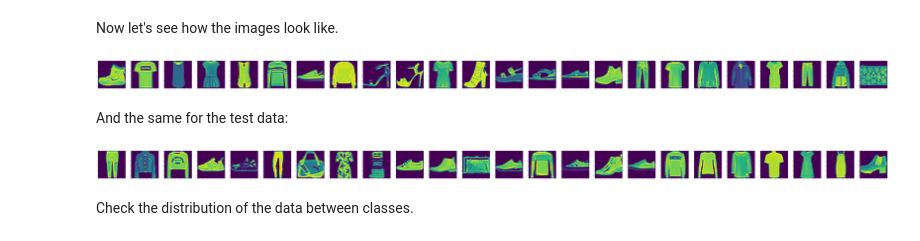
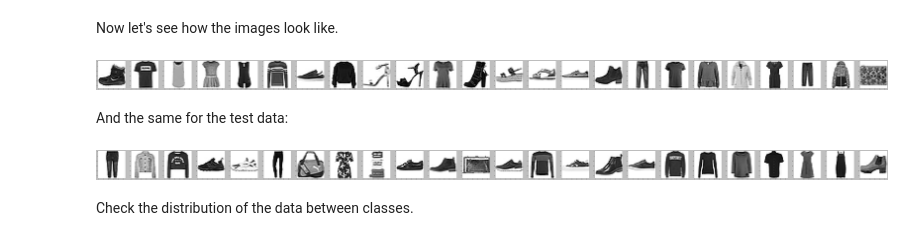
Before and after one commit to Joald/fashion-mnist-predict, a Jupyter notebook: Data exploration.ipynb, the cells around one changed output. Cells and saved outputs as stored; diff of their text form; code cells hidden in the pictures.

```diff
--- a/Data exploration.ipynb
+++ b/Data exploration.ipynb
@@ -23,16 +23,16 @@ import numpy as np
 import matplotlib.pyplot as plt
 # %%
 # display a small sample
-
+plt.style.use('grayscale')
 fig = plt.figure(figsize=(200,10))
 n = 24
 for i in range(n):
     plt.subplot(1, n, 1 + i)
-    plt.imshow(images[i])
+    plt.imshow(1 - images[i])
 
 plt.show()
 # %% [output]
-[figure, old version]
+[figure, new version]
 # %% [markdown]
 And the same for the test data:
 # %%
@@ -40,11 +40,10 @@ fig = plt.figure(figsize=(200,10))
 start = 3000
 for i in range(start, start+24):
     plt.subplot(1, 24, 1 + i - start)
-    plt.imshow(images_t[i])
-
-plt.show()
+    plt.imshow(1 - images_t[i])
+plt.style.use('grayscale')
 # %% [output]
-[figure, old version]
+[figure, new version]
 # %% [markdown]
 Check the distribution of the data between classes.
 # %%
```
Also changed, not shown: parts of 19 cells of this notebook, 7 other files.
